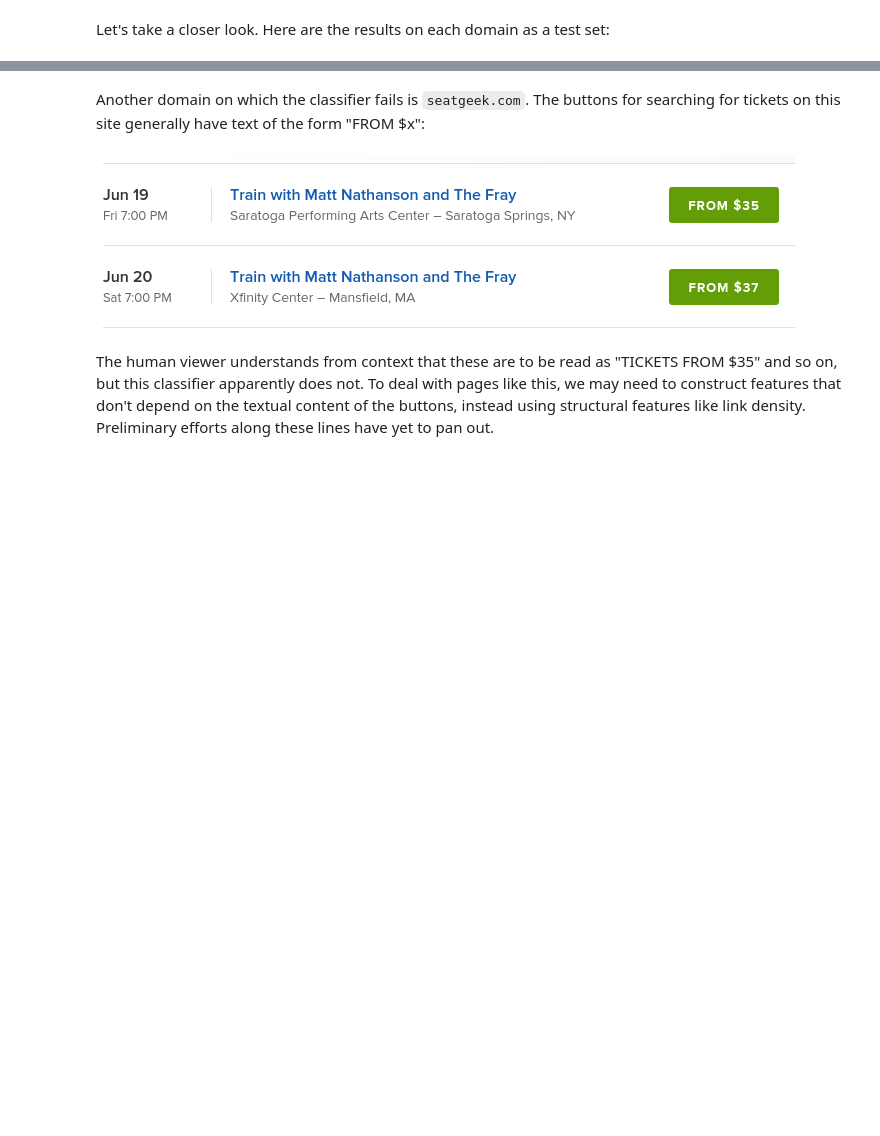
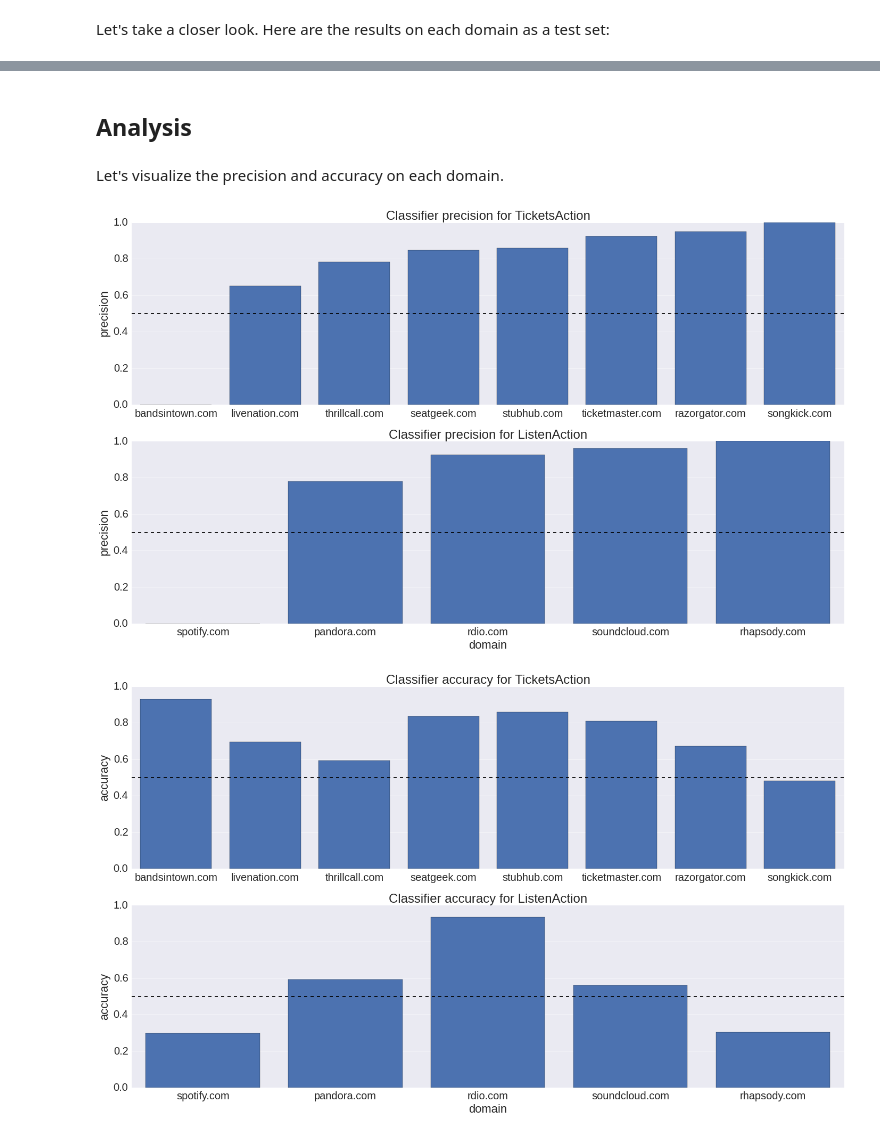
Before and after one commit to bradhd/actionability, a Jupyter notebook: Actionability classification.ipynb, the cells around one changed output, grey strips where cells are left out. Cells and saved outputs as stored; diff of their text form; code cells hidden in the pictures; blank space fills up the shorter version.

```diff
--- a/Actionability classification.ipynb
+++ b/Actionability classification.ipynb
@@ -59,0 +69,5 @@ We will convert these strings to bags of words using <code>gensim</code>. This i
+# %%
+action_df['button_types'] = action_df.rendered.apply(lambda x: ' '.join(re.findall(r'(\w+)[Bb]utton',x)).lower())
+action_df['tokens'] = action_df.rendered.apply(lambda x: ' '.join(re.findall(r'\w+',x)).lower()) + action_df.button_types
+# %%
+gnews_model = Word2Vec.load_word2vec_format('../data/GoogleNews-vectors-negative300.bin', binary=True)
@@ -164,8 +190,30 @@ This should be easily accounted for by extracting the text from children of butt
-# %% [markdown]
-Another domain on which the classifier fails is <code>seatgeek.com</code>. The buttons for searching for tickets on this site generally have text of the form "FROM $x":
-# %%
-Image(filename="train_tickets.png")
-# %% [output]
-[figure, removed]
-# %% [markdown]
-The human viewer understands from context that these are to be read as "TICKETS FROM $35" and so on, but this classifier apparently does not. To deal with pages like this, we may need to construct features that don't depend on the textual content of the buttons, instead using structural features like link density. Preliminary efforts along these lines have yet to pan out.
+# %% [markdown]
+## Analysis
+# %% [markdown]
+Let's visualize the precision and accuracy on each domain.
+# %%
+%matplotlib inline
+
+for c in ['precision', 'accuracy']:
+    sns.set(font_scale=2)
+    plt.rcParams['font.size'] = 36
+
+    fig = plt.figure()
+    fig.set_size_inches(1920/fig.dpi, 1080/fig.dpi)
+    nrows, ncols = 2,1
+
+    tdf = cvdf[cvdf.action=='TicketsAction']
+    ax=fig.add_subplot(nrows, ncols, 1)
+    sns.barplot(tdf.index, tdf[c], x_order=tdf.sort('precision').index)
+    plt.axhline(y=0.5, color='k', ls='dashed')
+    plt.title('Classifier %s for TicketsAction' % c)
+    plt.xlabel('')
+
+    tdf = cvdf[cvdf.action=='ListenAction']
+    ax=fig.add_subplot(nrows, ncols, 2)
+    sns.barplot(tdf.index, tdf[c], x_order=tdf.sort('precision').index)
+    plt.axhline(y=0.5, color='k', ls='dashed')
+    plt.title('Classifier %s for ListenAction' % c)
+# %% [output]
+[figure, added]
+[figure, added]
```
Also changed, not shown: parts of 42 cells of this notebook, 2 other files.
